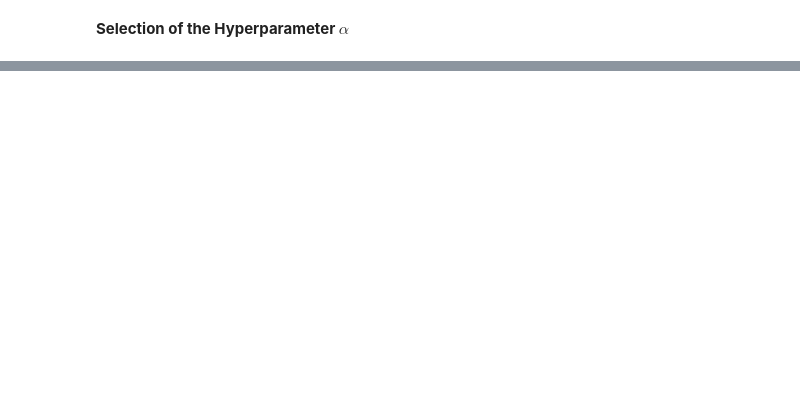
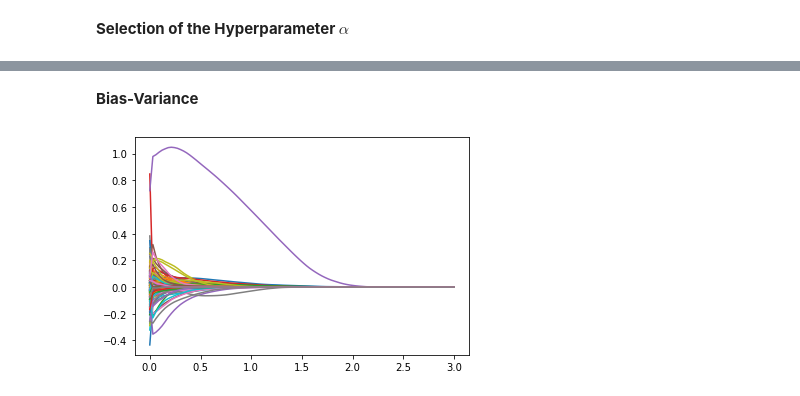
Before and after one commit to max-de-rooij/8dm50-machine-learning, a Jupyter notebook: practicals/week_3.ipynb, the cells around one changed output, grey strips where cells are left out. Cells and saved outputs as stored; diff of their text form; code cells hidden in the pictures; blank space fills up the shorter version.

```diff
--- a/practicals/week_3.ipynb
+++ b/practicals/week_3.ipynb
@@ -385,0 +390,22 @@ Index(['CDH17', 'ABCB1', 'TSPAN8', 'RARRES3', 'CYR61', 'AKR1C2', 'TFF3',
+# %% [markdown]
+**Bias-Variance**
+# %%
+from sklearn.utils import resample
+from week_3_utils import lasso_estimator
+n_bootstrap = 100
+samplesize = 80
+alpha_range = np.linspace(0,3,num=100)
+coef = np.zeros((len(alpha_range),n_bootstrap,len(gene_expression.columns)))
+
+for j in range(n_bootstrap):
+    x_bs, y_bs = resample(X_train, y_train, replace=True, n_samples=samplesize)
+    for i,alpha in enumerate(alpha_range):
+        model_bs = lasso_estimator(alpha=alpha)
+        model_bs.fit(x_bs, y_bs)
+        coef[i,j,:] = model_bs.named_steps['lasso'].coef_
+
+average_coef = np.mean(coef, axis=1)
+for k in range(len(gene_expression.columns)):
+    plt.plot(alpha_range, average_coef[:,k])
+# %% [output]
+[figure, added]
```
Also changed, not shown: parts of 4 cells of this notebook.
